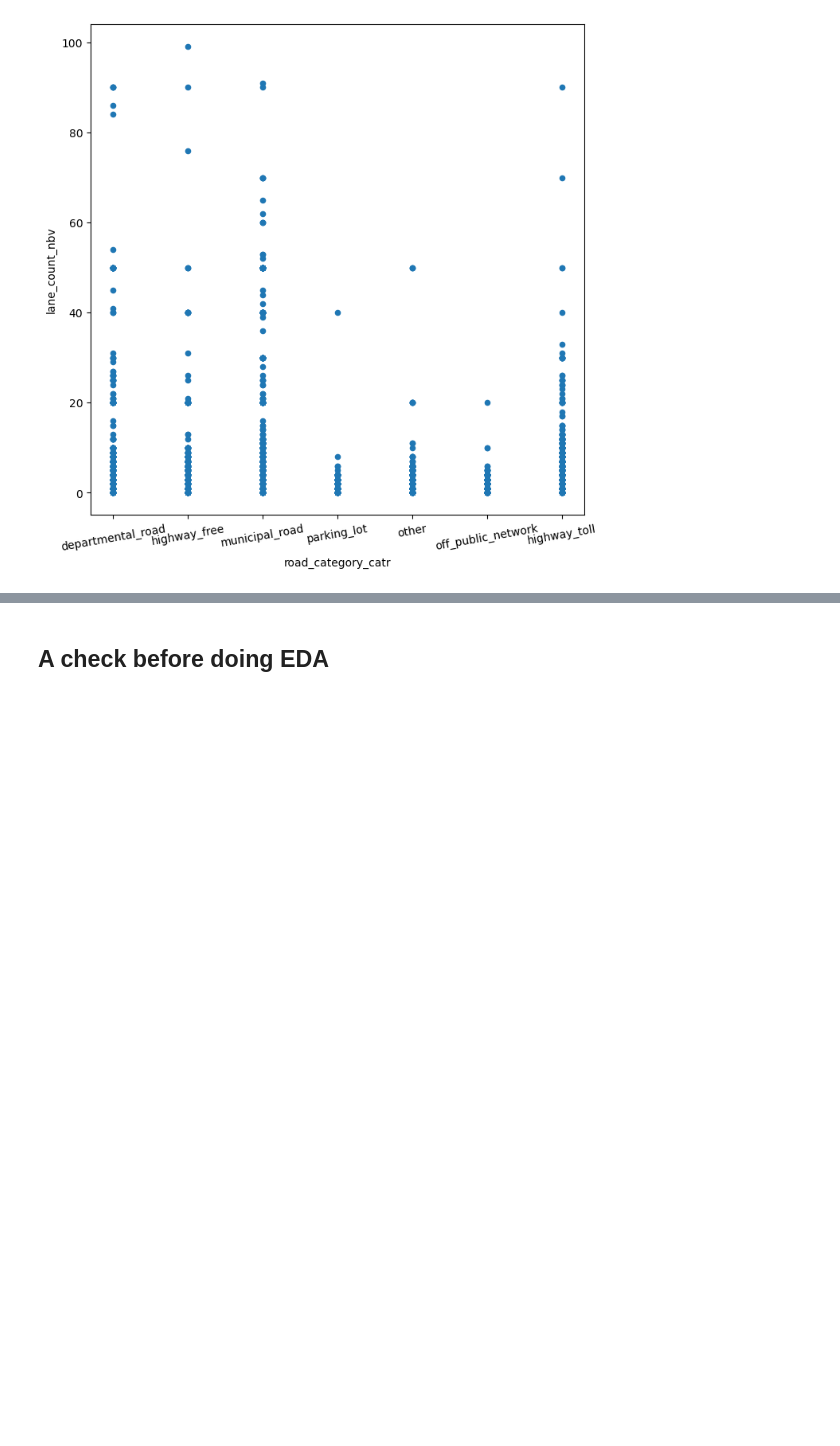
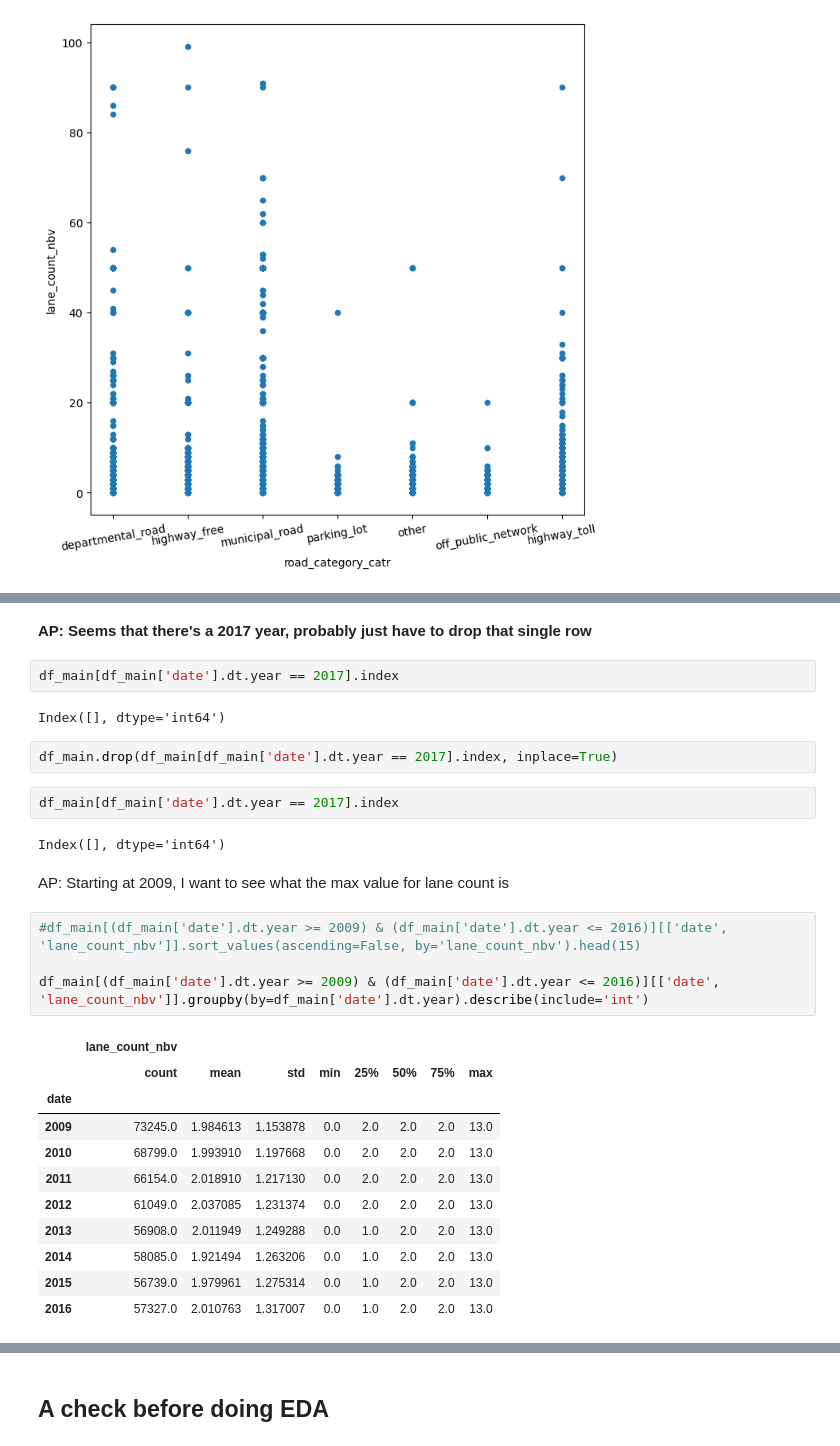
Before and after one commit to August-JF-Perez/AugustP_Crash_Location_Characterization, a Jupyter notebook: Capstone 3 Data Wrangling and EDA.ipynb, the cells around one changed output, grey strips where cells are left out. Drawn from its saved outputs; the diff is of its cells as text; blank space fills up the shorter version.

```diff
--- a/Capstone 3 Data Wrangling and EDA.ipynb
+++ b/Capstone 3 Data Wrangling and EDA.ipynb
@@ -1947,0 +1929,30 @@ KeyboardInterrupt
+# %% [markdown]
+**AP: Seems that there's a 2017 year, probably just have to drop that single row**
+# %%
+df_main[df_main['date'].dt.year == 2017].index
+# %% [output]
+Index([], dtype='int64')
+# %%
+df_main.drop(df_main[df_main['date'].dt.year == 2017].index, inplace=True)
+# %%
+df_main[df_main['date'].dt.year == 2017].index
+# %% [output]
+Index([], dtype='int64')
+# %% [markdown]
+AP: Starting at 2009, I want to see what the max value for lane count is
+# %%
+#df_main[(df_main['date'].dt.year >= 2009) & (df_main['date'].dt.year <= 2016)][['date', 'lane_count_nbv']].sort_values(ascending=False, by='lane_count_nbv').head(15)
+
+df_main[(df_main['date'].dt.year >= 2009) & (df_main['date'].dt.year <= 2016)][['date', 'lane_count_nbv']].groupby(by=df_main['date'].dt.year).describe(include='int')
+# %% [output]
+|  | lane_count_nbv |  |  |  |  |  |  |  |
+|  | count | mean | std | min | 25% | 50% | 75% | max |
+| date |  |  |  |  |  |  |  |  |
+| 2009 | 73245.0 | 1.984613 | 1.153878 | 0.0 | 2.0 | 2.0 | 2.0 | 13.0 |
+| 2010 | 68799.0 | 1.993910 | 1.197668 | 0.0 | 2.0 | 2.0 | 2.0 | 13.0 |
+| 2011 | 66154.0 | 2.018910 | 1.217130 | 0.0 | 2.0 | 2.0 | 2.0 | 13.0 |
+| 2012 | 61049.0 | 2.037085 | 1.231374 | 0.0 | 2.0 | 2.0 | 2.0 | 13.0 |
+| 2013 | 56908.0 | 2.011949 | 1.249288 | 0.0 | 1.0 | 2.0 | 2.0 | 13.0 |
+| 2014 | 58085.0 | 1.921494 | 1.263206 | 0.0 | 1.0 | 2.0 | 2.0 | 13.0 |
+| 2015 | 56739.0 | 1.979961 | 1.275314 | 0.0 | 1.0 | 2.0 | 2.0 | 13.0 |
+| 2016 | 57327.0 | 2.010763 | 1.317007 | 0.0 | 1.0 | 2.0 | 2.0 | 13.0 |
```
Also changed, not shown: parts of 12 cells of this notebook, 1 other file.
